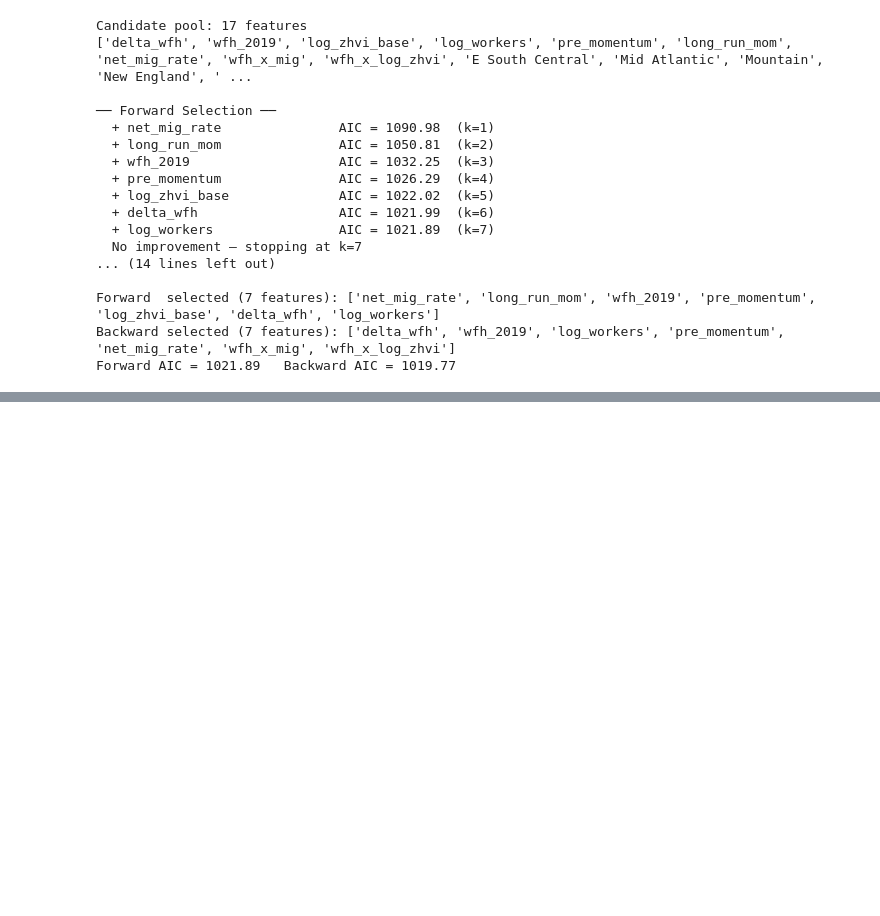
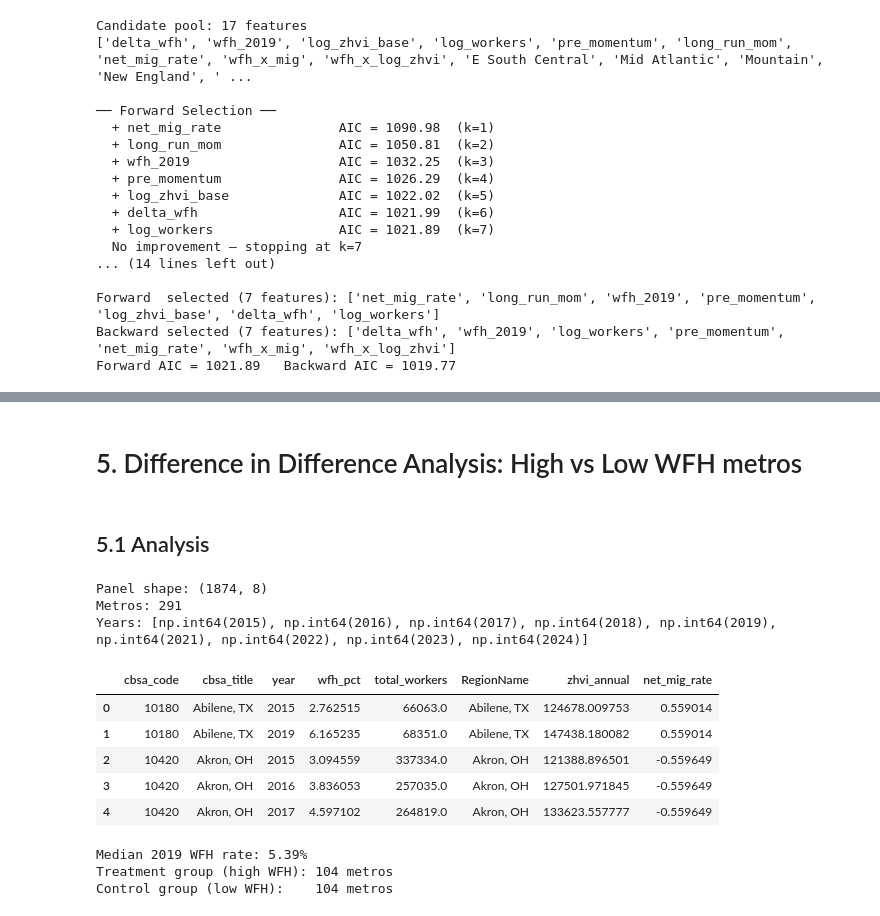
Before and after one commit to Dshreekulkarni/MATH189-FinalProject, a Jupyter notebook: Regression.ipynb, the cells around one changed output, grey strips where cells are left out. Cells and saved outputs as stored; diff of their text form; code cells hidden in the pictures; blank space fills up the shorter version.

```diff
--- a/Regression.ipynb
+++ b/Regression.ipynb
@@ -1544,0 +1541,4 @@ strong multicollinearity or other numerical problems.
+# %% [markdown]
+# 5. Difference in Difference Analysis: High vs Low WFH metros
+# %% [markdown]
+## 5.1 Analysis
@@ -1544,0 +1549,73 @@ strong multicollinearity or other numerical problems.
+# %%
+# Annual average ZHVI per metro
+zhvi_annual = (
+    zhvi_msa
+    .dropna(subset=['zhvi'])
+    .groupby(['RegionName', 'year'])['zhvi']
+    .mean()
+    .reset_index()
+    .rename(columns={'zhvi': 'zhvi_annual'})
+)
+
+# WFH rates per CBSA per year (already built)
+# Merge CBSA codes to Zillow metro names via name_bridge
+acs_named = acs_cbsa.merge(
+    name_bridge[['RegionName', 'cbsa_code']],
+    on='cbsa_code',
+    how='inner'
+)
+
+# Build panel: merge WFH + ZHVI on metro name and year
+panel_did = acs_named.merge(
+    zhvi_annual,
+    on=['RegionName', 'year'],
+    how='inner'
+)
+
+# Add migration data
+panel_did = panel_did.merge(
+    mig_cbsa[['cbsa_code', 'net_mig_rate']],
+    on='cbsa_code',
+    how='left'
+)
+
+print(f'Panel shape: {panel_did.shape}')
+print(f'Metros: {panel_did.RegionName.nunique()}')
+print(f'Years: {sorted(panel_did.year.unique())}')
+panel_did.head()
+# %% [output]
+Panel shape: (1874, 8)
+Metros: 291
+Years: [np.int64(2015), np.int64(2016), np.int64(2017), np.int64(2018), np.int64(2019), np.int64(2021), np.int64(2022), np.int64(2023), np.int64(2024)]
+|  | cbsa_code | cbsa_title | year | wfh_pct | total_workers | RegionName | zhvi_annual | net_mig_rate |
+| 0 | 10180 | Abilene, TX | 2015 | 2.762515 | 66063.0 | Abilene, TX | 124678.009753 | 0.559014 |
+| 1 | 10180 | Abilene, TX | 2019 | 6.165235 | 68351.0 | Abilene, TX | 147438.180082 | 0.559014 |
+| 2 | 10420 | Akron, OH | 2015 | 3.094559 | 337334.0 | Akron, OH | 121388.896501 | -0.559649 |
+| 3 | 10420 | Akron, OH | 2016 | 3.836053 | 257035.0 | Akron, OH | 127501.971845 | -0.559649 |
+| 4 | 10420 | Akron, OH | 2017 | 4.597102 | 264819.0 | Akron, OH | 133623.557777 | -0.559649 |
+# %%
+# Get each metro's 2019 WFH rate
+wfh_2019 = (
+    panel_did[panel_did.year == 2019][['RegionName', 'wfh_pct']]
+    .rename(columns={'wfh_pct': 'wfh_2019'})
+)
+
+# Split at median
+median_wfh = wfh_2019['wfh_2019'].median()
+print(f'Median 2019 WFH rate: {median_wfh:.2f}%')
+
+wfh_2019['treated'] = (wfh_2019['wfh_2019'] > median_wfh).astype(int)
+
+print(f'Treatment group (high WFH): {wfh_2019.treated.sum()} metros')
+print(f'Control group (low WFH):    {(wfh_2019.treated == 0).sum()} metros')
+
+# Merge treatment indicator back into panel
+panel_did = panel_did.merge(
+    wfh_2019[['RegionName', 'treated', 'wfh_2019']],
+    on='RegionName',
+    how='inner'
+)
+# %% [output]
+Median 2019 WFH rate: 5.39%
+Treatment group (high WFH): 104 metros
+Control group (low WFH):    104 metros
```
Also changed, not shown: parts of 54 cells of this notebook.
